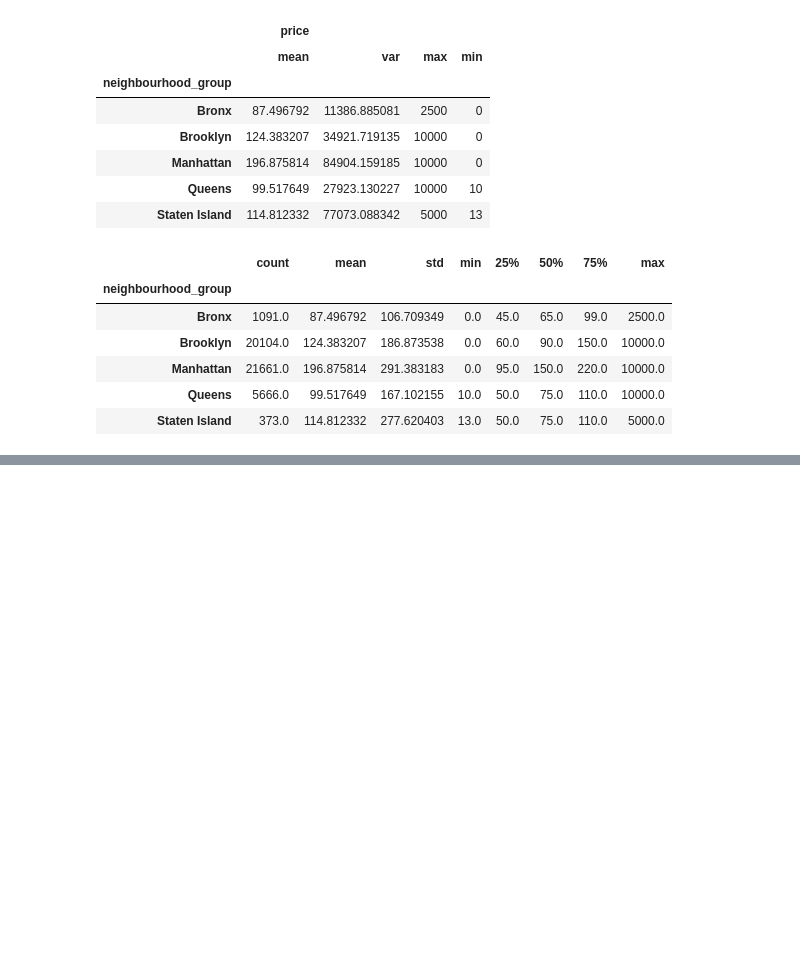
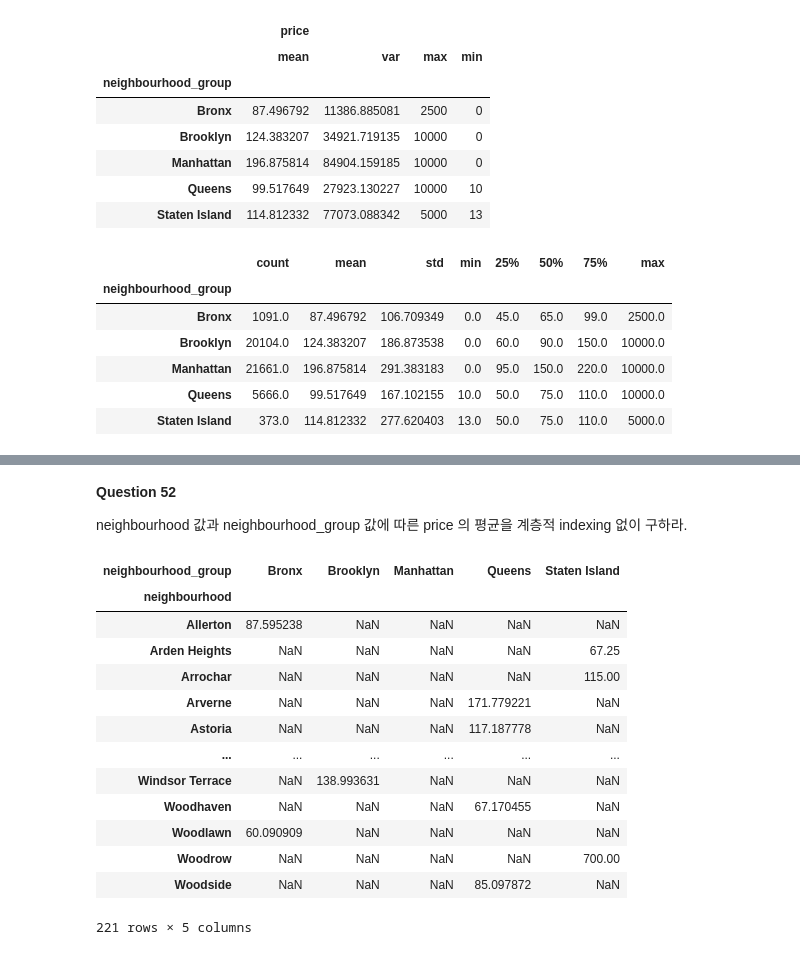
Before and after one commit to cyeon15/Study, a Jupyter notebook: datamanim/데이터 전처리 100 문제/03 Groupping.ipynb, the cells around one changed output, grey strips where cells are left out. Saved outputs shown, nothing was run; the diff lists cells and outputs as text; code cells hidden in the pictures; blank space fills up the shorter version.

```diff
--- a/datamanim/데이터 전처리 100 문제/03 Groupping.ipynb
+++ b/datamanim/데이터 전처리 100 문제/03 Groupping.ipynb
@@ -133,0 +190,23 @@ Ans
+# %% [markdown]
+**Question 52**
+
+neighbourhood 값과 neighbourhood_group 값에 따른 price 의 평균을 계층적 indexing 없이 구하라.
+# %%
+# ✅ .unstack()
+Ans = df.groupby(['neighbourhood', 'neighbourhood_group']).price.mean().unstack()
+Ans
+# %% [output]
+| neighbourhood_group | Bronx | Brooklyn | Manhattan | Queens | Staten Island |
+| neighbourhood |  |  |  |  |  |
+| Allerton | 87.595238 | NaN | NaN | NaN | NaN |
+| Arden Heights | NaN | NaN | NaN | NaN | 67.25 |
+| Arrochar | NaN | NaN | NaN | NaN | 115.00 |
+| Arverne | NaN | NaN | NaN | 171.779221 | NaN |
+| Astoria | NaN | NaN | NaN | 117.187778 | NaN |
+| ... | ... | ... | ... | ... | ... |
+| Windsor Terrace | NaN | 138.993631 | NaN | NaN | NaN |
+| Woodhaven | NaN | NaN | NaN | 67.170455 | NaN |
+| Woodlawn | 60.090909 | NaN | NaN | NaN | NaN |
+| Woodrow | NaN | NaN | NaN | NaN | 700.00 |
+| Woodside | NaN | NaN | NaN | 85.097872 | NaN |
+221 rows × 5 columns
```
Also changed, not shown: parts of 12 cells of this notebook.
